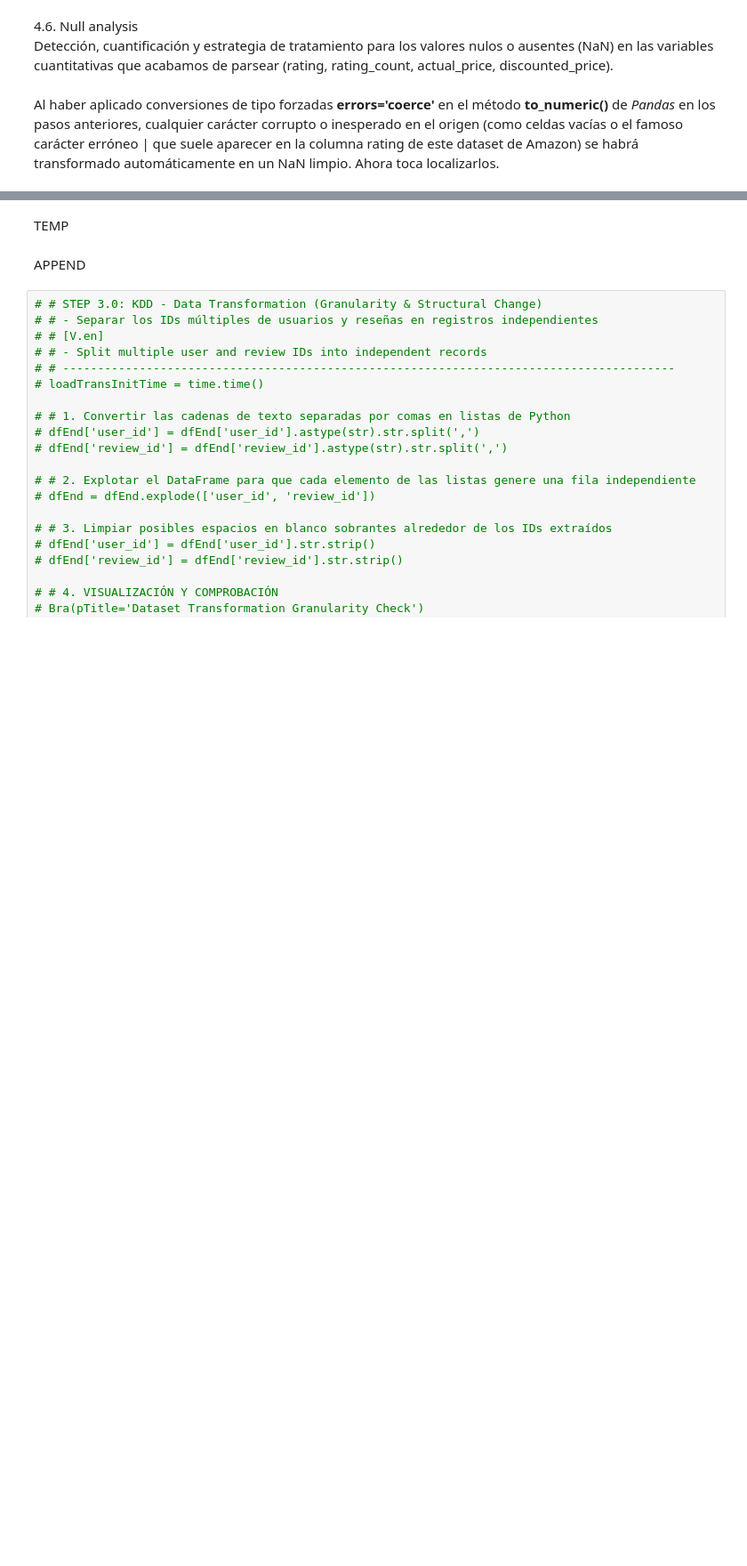
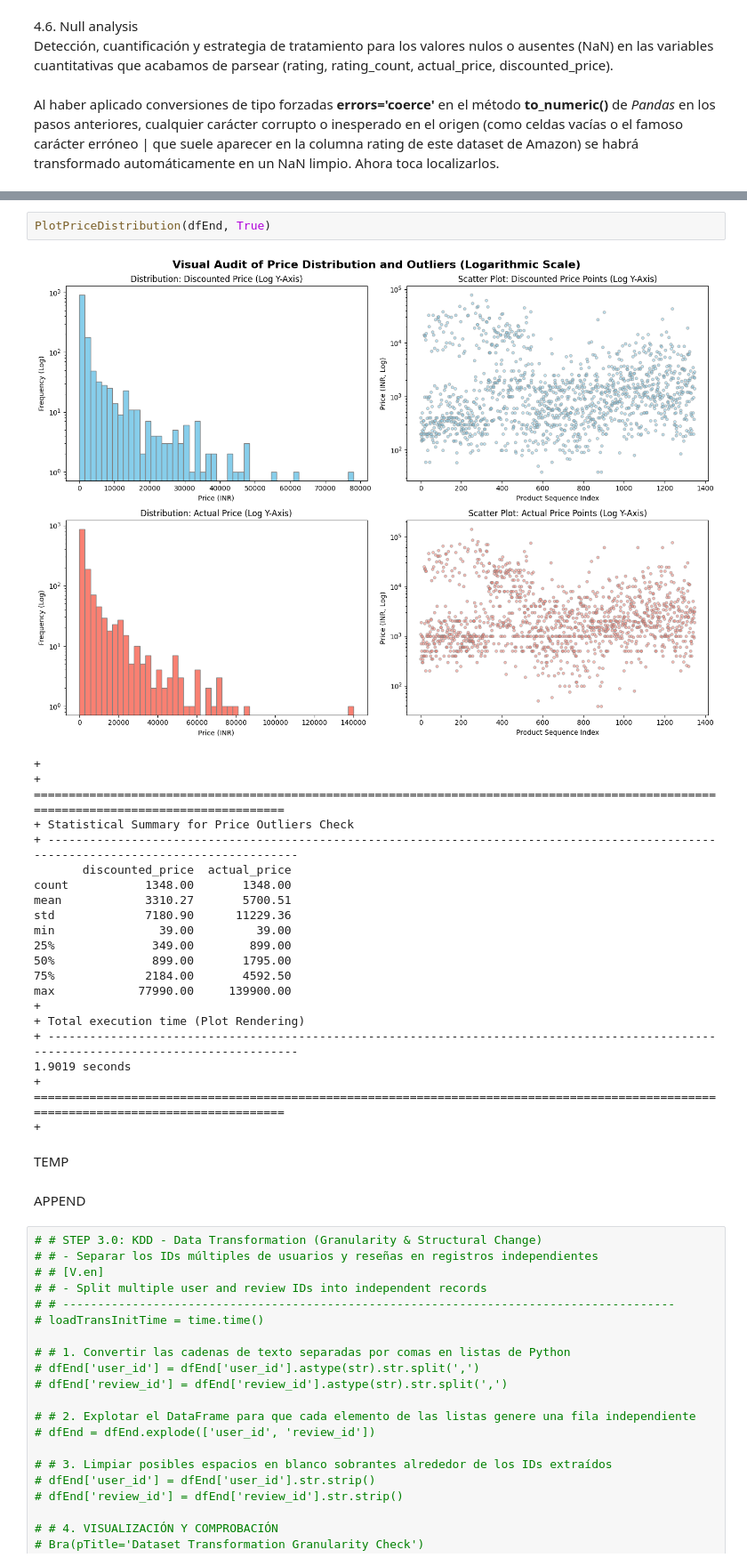
Before and after one commit to dcueli-com/applied_bigdata, a Jupyter notebook: src/activities/lesson_05/notebooks/ra5-kdd-amazon-sales.ipynb, the cells around one changed output, grey strips where cells are left out. Shown at 89% size. Saved outputs shown, nothing was run; the diff lists cells and outputs as text; blank space fills up the shorter version.

```diff
--- a/src/activities/lesson_05/notebooks/ra5-kdd-amazon-sales.ipynb
+++ b/src/activities/lesson_05/notebooks/ra5-kdd-amazon-sales.ipynb
@@ -1116,3 +1183,26 @@ dfEnd = PurgeNullValues(dfEnd)
+# %%
+PlotPriceDistribution(dfEnd, True)
+# %% [output]
+[figure, added]
++
++ ======================================================================================================================================
++ Statistical Summary for Price Outliers Check
++ --------------------------------------------------------------------------------------------------------------------------------------
+       discounted_price  actual_price
+count           1348.00       1348.00
+mean            3310.27       5700.51
+std             7180.90      11229.36
+min               39.00         39.00
+25%              349.00        899.00
+50%              899.00       1795.00
+75%             2184.00       4592.50
+max            77990.00     139900.00
++
++ Total execution time (Plot Rendering)
++ --------------------------------------------------------------------------------------------------------------------------------------
+1.9019 seconds
++ ======================================================================================================================================
++
 # %% [markdown]
 TEMP
 # %% [markdown]
```
Also changed, not shown: parts of 27 cells of this notebook, 5 other files.
